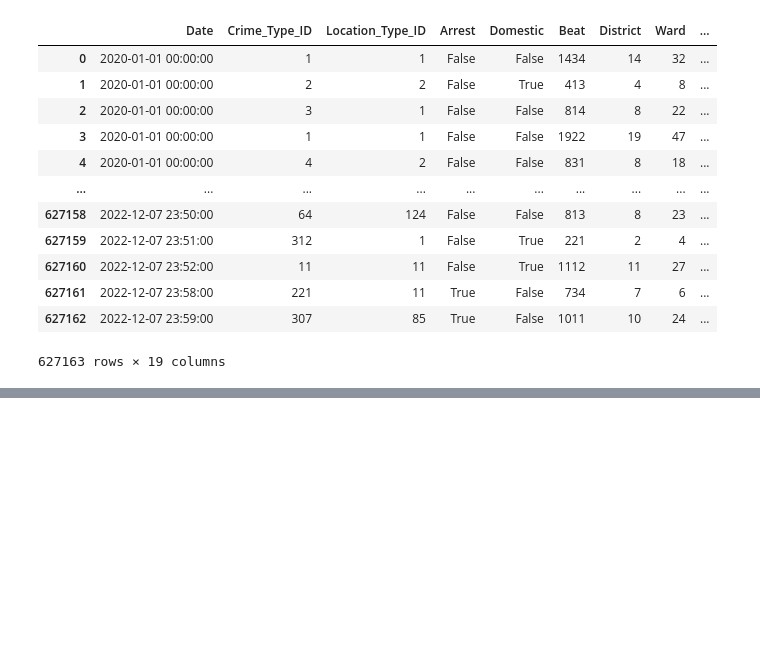
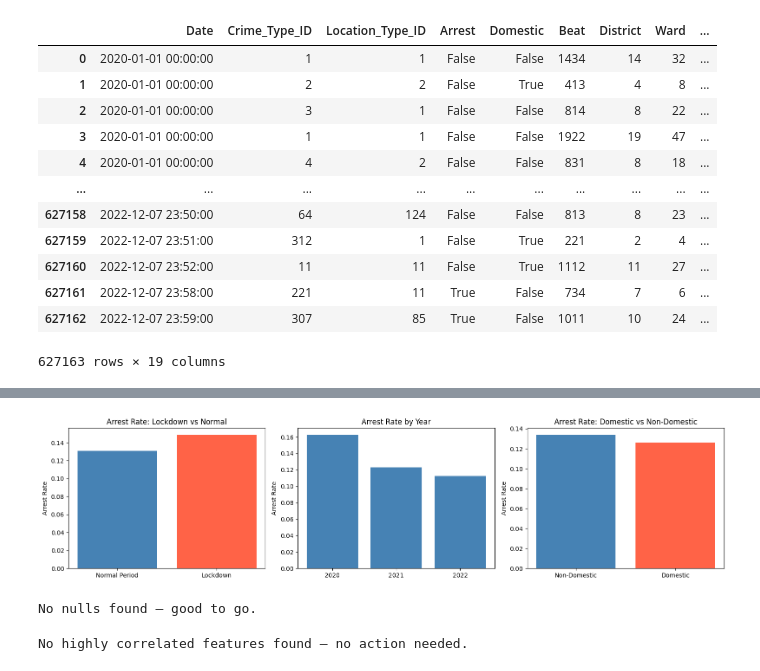
Before and after one commit to tKaiB/Capstone_Chicago, a Jupyter notebook: notebooks/Cap_Chicago_Prediction.ipynb, the cells around one changed output, grey strips where cells are left out. Saved outputs shown, nothing was run; the diff lists cells and outputs as text; code cells hidden in the pictures; blank space fills up the shorter version.

```diff
--- a/notebooks/Cap_Chicago_Prediction.ipynb
+++ b/notebooks/Cap_Chicago_Prediction.ipynb
@@ -26,0 +48,7 @@ df
+# %%
+df['Date'] = pd.to_datetime(df['Date'])
+df['Day_of_Week'] = df['Date'].dt.dayofweek
+df['Month']= df['Date'].dt.month
+df['Year']= df['Date'].dt.year
+df['IsWeekend']= df['Day_of_Week'].isin([5, 6]).astype(int)
+df.dtypes
@@ -26,0 +177,72 @@ df
+# %%
+
+fig, axes = plt.subplots(1, 3, figsize=(16, 4))
+
+# Arrest rate by Pandemic Phase
+phase_cols = [c for c in df.columns if 'Pandemic_Phase' in c]
+phase_arrest = df.groupby(phase_cols[0])['Arrest'].mean() if phase_cols else None
+
+# Arrest rate by Lockdown Period
+lockdown_arrest = df.groupby('Lockdown_Period')['Arrest'].mean()
+axes[0].bar(['Normal Period', 'Lockdown'], lockdown_arrest.values, color=['steelblue', 'tomato'])
+axes[0].set_title('Arrest Rate: Lockdown vs Normal')
+axes[0].set_ylabel('Arrest Rate')
+
+# Arrest rate by Year
+year_arrest = df.groupby('Year')['Arrest'].mean()
+axes[1].bar(year_arrest.index.astype(str), year_arrest.values, color='steelblue')
+axes[1].set_title('Arrest Rate by Year')
+axes[1].set_ylabel('Arrest Rate')
+
+# Arrest rate by Domestic
+domestic_arrest = df.groupby('Domestic')['Arrest'].mean()
+axes[2].bar(['Non-Domestic', 'Domestic'], domestic_arrest.values, color=['steelblue', 'tomato'])
+axes[2].set_title('Arrest Rate: Domestic vs Non-Domestic')
+axes[2].set_ylabel('Arrest Rate')
+
+plt.tight_layout()
+plt.show()
+# %% [output]
+[figure, added]
+# %%
+# null checks
+null_cols = df.isnull().sum()
+null_cols = null_cols[null_cols > 0]
+
+if len(null_cols) == 0:
+    print("No nulls found — good to go.")
+else:
+    print(f"Columns with nulls:\n{null_cols}")
+
+    # For numeric columns: fill with median (robust to outliers)
+    for col in null_cols.index:
+        if df[col].dtype in ['float64', 'int64']:
+            df[col].fillna(df[col].median(), inplace=True)
+            print(f"  Filled '{col}' nulls with median: {df[col].median()}")
+
+    # Re-check
+    print(f"\nNulls remaining: {df.isnull().sum().sum()}")
+# %% [output]
+No nulls found — good to go.
+# %%
+# Check for highly correlated features (threshold > 0.90)
+corr_matrix = df.corr().abs()
+upper = corr_matrix.where(np.triu(np.ones(corr_matrix.shape), k=1).astype(bool))
+high_corr = [(col, row, upper.loc[row, col])
+             for col in upper.columns
+             for row in upper.index
+             if upper.loc[row, col] > 0.90]
+
+if high_corr:
+    print("Highly correlated feature pairs (> 0.90):")
+    for col, row, val in sorted(high_corr, key=lambda x: -x[2]):
+        print(f"  {col} <-> {row}: {val:.3f}")
+
+    # Drop the second of each highly correlated pair
+    cols_to_drop = list(set([pair[1] for pair in high_corr]))
+    print(f"\nDropping: {cols_to_drop}")
+    df.drop(columns=cols_to_drop, inplace=True)
+else:
+    print("No highly correlated features found — no action needed.")
+# %% [output]
+No highly correlated features found — no action needed.
```
Also changed, not shown: parts of 21 cells of this notebook.
